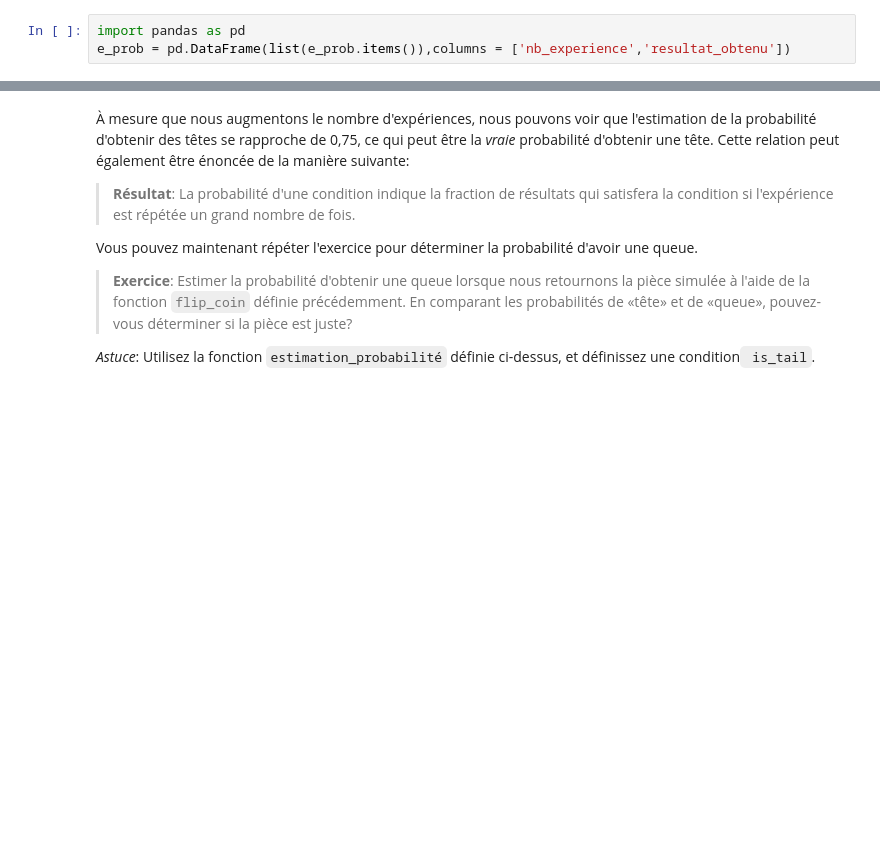
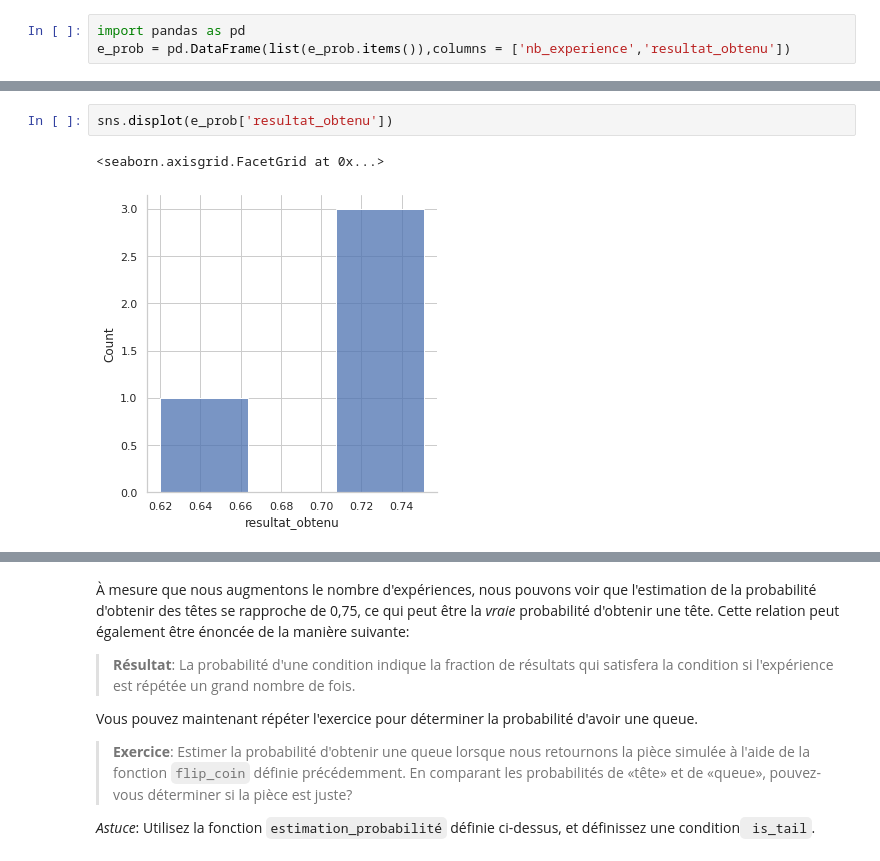
Before and after one commit to Moustapha00864/TPM1SDA_IA, a Jupyter notebook: Algorithme et Complexité/introduction_to_probability.ipynb, the cells around one changed output, grey strips where cells are left out. Saved outputs shown, nothing was run; the diff lists cells and outputs as text; blank space fills up the shorter version.

```diff
--- a/Algorithme et Complexité/introduction_to_probability.ipynb
+++ b/Algorithme et Complexité/introduction_to_probability.ipynb
@@ -654,0 +655,5 @@ e_prob
+# %%
+sns.displot(e_prob['resultat_obtenu'])
+# %% [output]
+<seaborn.axisgrid.FacetGrid at 0x...>
+[figure, added]
```
Also changed, not shown: parts of 17 cells of this notebook.
